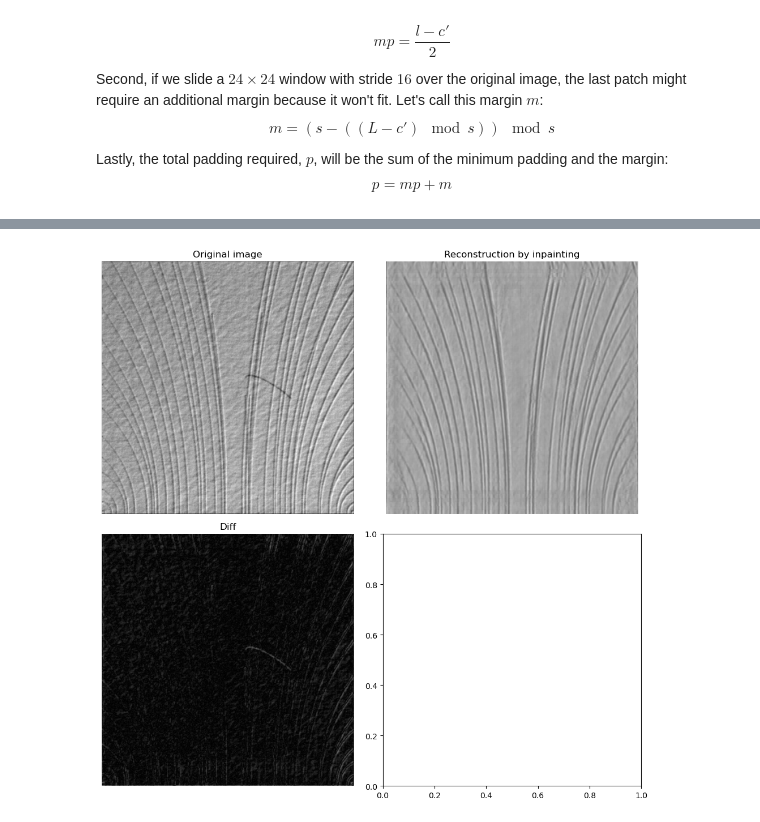
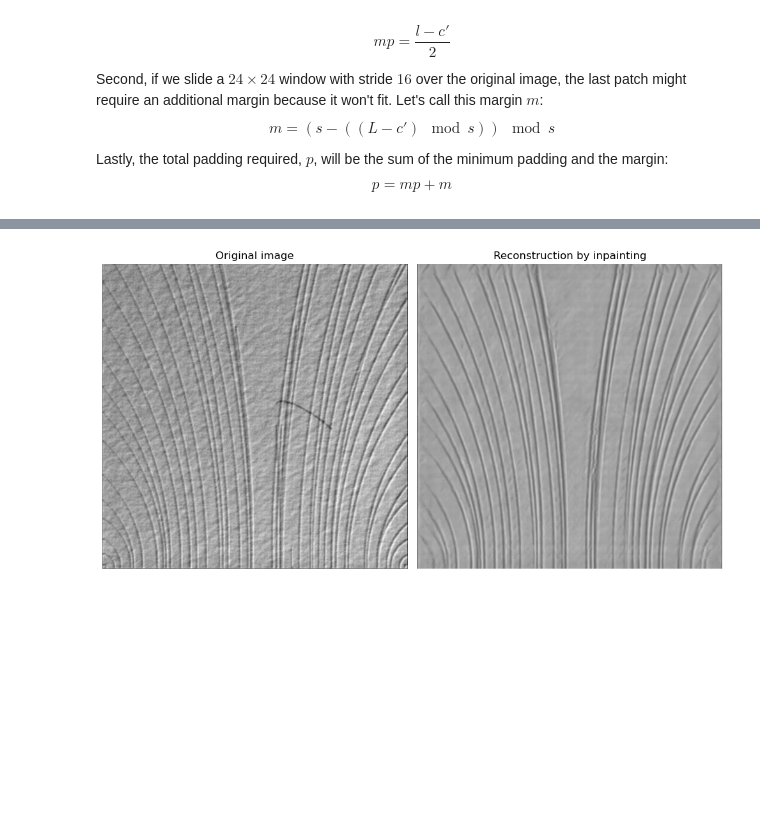
Before and after one commit to popastefan10/DeepAD, a Jupyter notebook: notebooks/eval.ipynb, the cells around one changed output, grey strips where cells are left out. Drawn from its saved outputs; the diff is of its cells as text; code cells hidden in the pictures; blank space fills up the shorter version.

```diff
--- a/notebooks/eval.ipynb
+++ b/notebooks/eval.ipynb
@@ -24,8 +28,8 @@ save_manager = SaveManager(config)
 # %% [markdown]
 Load pretrained model
 # %%
-run_name = "13-e_class_10_10_batch"
-checkpoint_name = "epoch_200"
+run_name = "13-e_class_10_10_batch_pad_v3"
+checkpoint_name = "epoch_100"
 model = load_pretrained(config, save_manager, run_name, checkpoint_name)
 model = model.to(config.device)
 # %% [output]
@@ -46,9 +50,12 @@ test_dataset = DAGMDataset(
 Load image(s)
 # %%
 %matplotlib inline
-idx = 0
-image, mask = test_dataset[idx]
-image, mask = image.squeeze(), mask.squeeze()
+from torchvision.io import read_image
+
+idx = 1
+image, image_mask = test_dataset[idx]
+image_mask = test_transform(read_image("../task-3632-annotation-30-by-1-tag-Anomaly-0.png"))
+image, image_mask = image.squeeze(), image_mask.squeeze()
 titles = [f"Image {idx}", f"Mask {idx}"]
-plot_images([image, mask], titles, rows=1, cols=2)
+plot_images([image, image_mask], titles, rows=1, cols=2)
 # %% [output]
@@ -95,5 +105,0 @@ Padded image shape: torch.Size([632, 632])
-# %%
-image_length = image.shape[-1]
-num_windows = (image_length + 2 * pad_size - config.patch_size) // config.stride + 1
-print(f"Number of windows: {num_windows}")
-num_windows = int(num_windows)
@@ -154,22 +134,25 @@ plot_images(contents, titles, rows=4, cols=4, cmap="plasma", range="01")
 # %%
+diffs = [torch.abs(torch.asarray(input) - torch.asarray(output)) for input, output in zip(inputs, outputs)]
+content_mask = create_center_mask(128, 24)
+contents = [diff * content_mask for diff in diffs]
+
 image_size = image.shape[-1]
 inpainted_image = torch.zeros((image_size + margin, image_size + margin))
 weights = torch.zeros((image_size + margin, image_size + margin))
 for i in range(num_windows):
     for j in range(num_windows):
         tli, bri = i * config.stride, i * config.stride + config.content_size
         tlj, brj = j * config.stride, j * config.stride + config.content_size
         inpainted_image[tli:bri, tlj:brj] += torch.asarray(inpainted_contents[i * num_windows + j])
         weights[tli:bri, tlj:brj] += 1
 inpainted_image /= weights
 inpainted_image = inpainted_image[:image_size, :image_size]
-diff_image = torch.abs(image - inpainted_image)
 plot_images(
-    [image, inpainted_image, diff_image],
-    ["Original image", "Reconstruction by inpainting", "Diff"],
-    rows=2,
+    [image, inpainted_image],
+    ["Original image", "Reconstruction by inpainting"],
+    rows=1,
     cols=2,
     figsize=(10, 10),
 )
 # %% [output]
-[figure, old version]
+[figure, new version]
```
Also changed, not shown: parts of 15 cells of this notebook, 6 other files.
